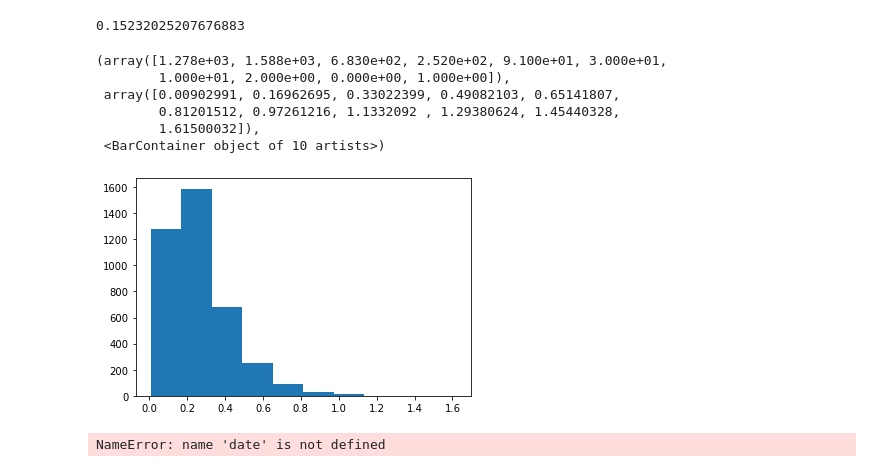
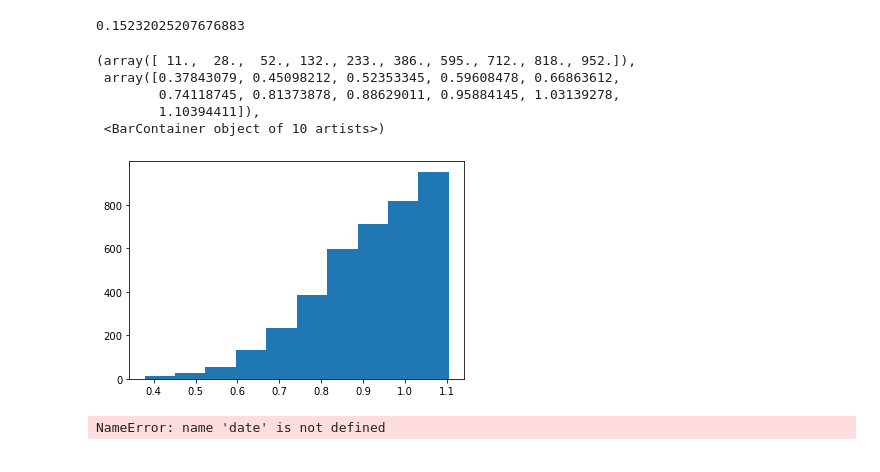
Before and after one commit to fredboudon/virtualpruning, a Jupyter notebook: notebooks/Croissance.ipynb, the cells around one changed output. Saved outputs shown, nothing was run; the diff lists cells and outputs as text; code cells hidden in the pictures.

```diff
--- a/notebooks/Croissance.ipynb
+++ b/notebooks/Croissance.ipynb
@@ -48,15 +51,14 @@ from lightestimation import *
 # %%
 TrPPFD_mean, TrPPFD_min, Zeta_mean, Zeta_min, Zeta_8H = light_variables_regrowth(pruned)
 # %%
-hist(TrPPFD_mean)
+hist(Zeta_mean)
 # %% [output]
-(array([1.278e+03, 1.588e+03, 6.830e+02, 2.520e+02, 9.100e+01, 3.000e+01,
-        1.000e+01, 2.000e+00, 0.000e+00, 1.000e+00]),
- array([0.00902991, 0.16962695, 0.33022399, 0.49082103, 0.65141807,
-        0.81201512, 0.97261216, 1.1332092 , 1.29380624, 1.45440328,
-        1.61500032]),
+(array([ 11.,  28.,  52., 132., 233., 386., 595., 712., 818., 952.]),
+ array([0.37843079, 0.45098212, 0.52353345, 0.59608478, 0.66863612,
+        0.74118745, 0.81373878, 0.88629011, 0.95884145, 1.03139278,
+        1.10394411]),
  <BarContainer object of 10 artists>)
-[figure, old version]
+[figure, new version]
 # %%
 #def Death_pruned_2022(diameter, intensity, severity, Zeta_min):
 #    if np.isnan(Zeta_min):
```
Also changed, not shown: parts of 8 cells of this notebook, 2 other files.
